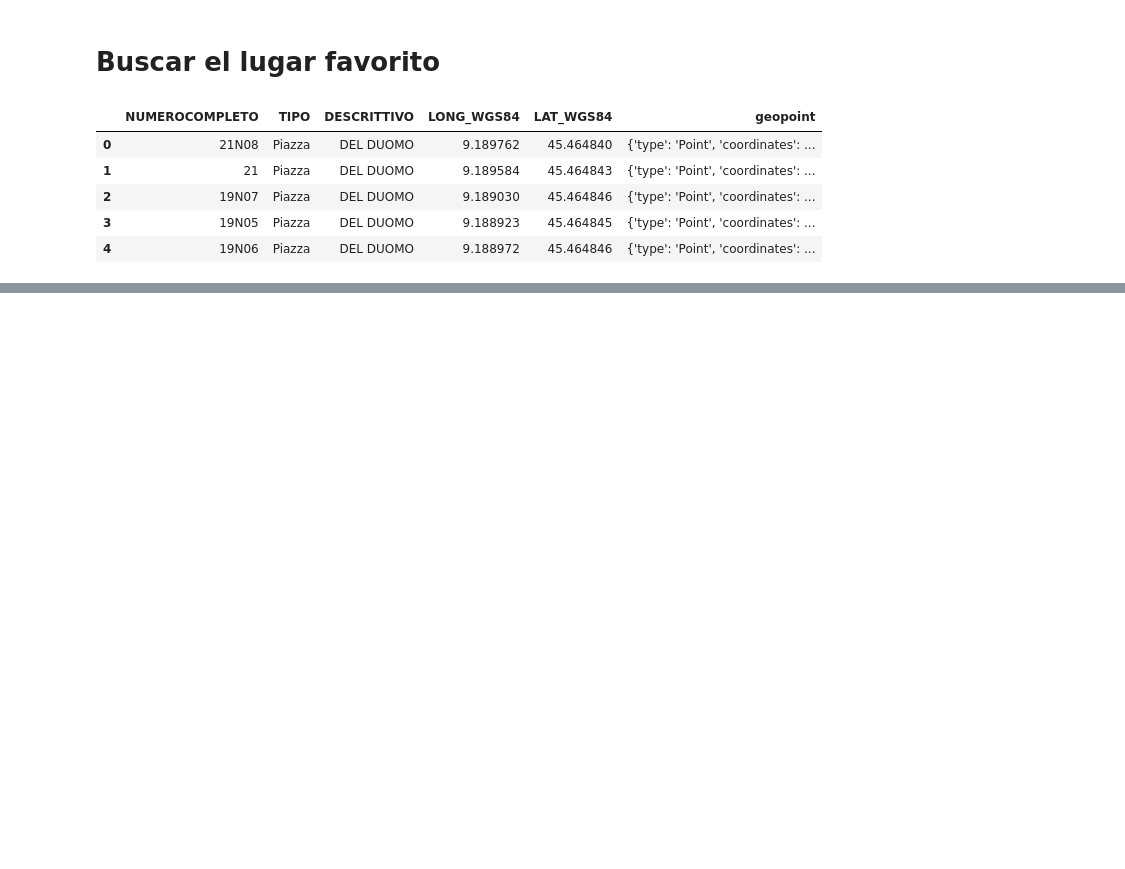
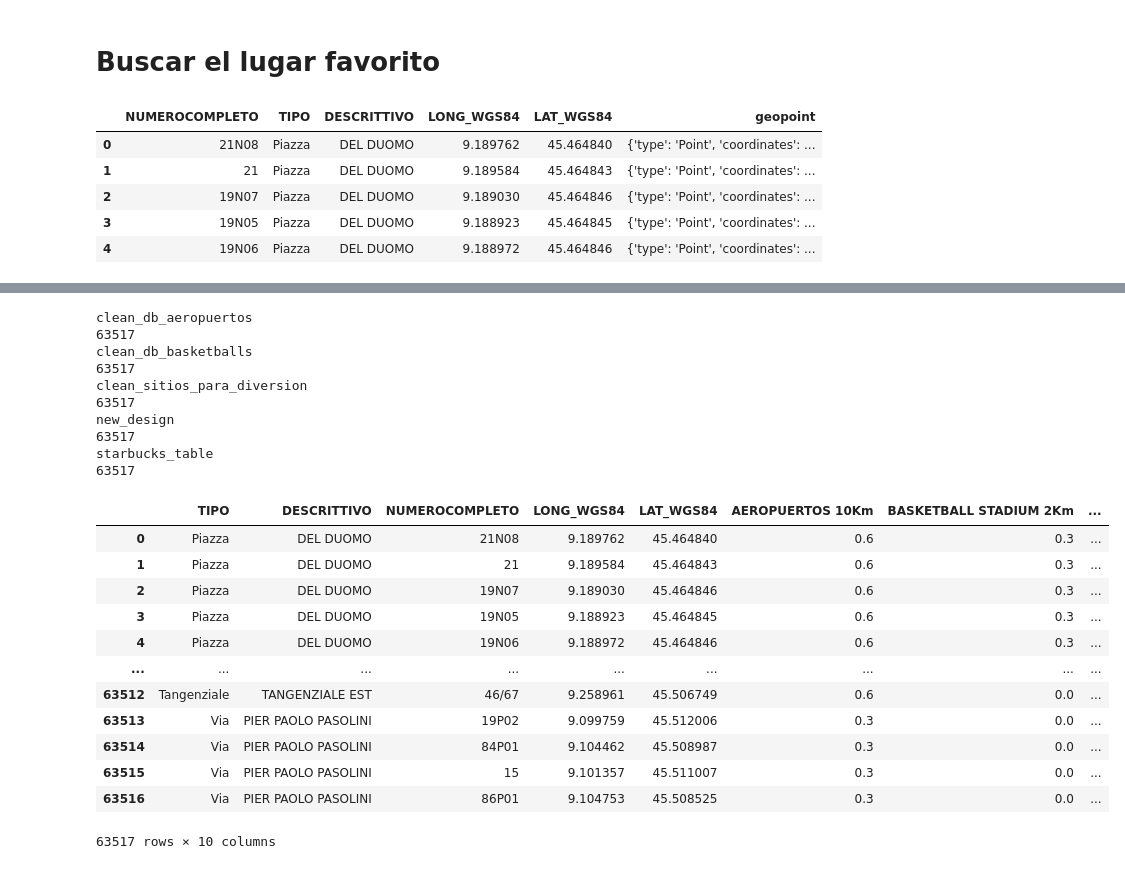
Before and after one commit to must4in3/3-geospartial-data-project, a Jupyter notebook: Results, GeoQueries and Data Visualization.ipynb, the cells around one changed output, grey strips where cells are left out. Saved outputs shown, nothing was run; the diff lists cells and outputs as text; code cells hidden in the pictures; blank space fills up the shorter version.

```diff
--- a/Results, GeoQueries and Data Visualization.ipynb
+++ b/Results, GeoQueries and Data Visualization.ipynb
@@ -234,0 +171,45 @@ final_db_civicos_Milan.head(50)
+# %%
+# defino por cada collection de Mongo, objeto de mis queries, un radium de busqueda.
+# la lista de resume_collections, tanto que la de new_columns me permite lanzar la funcíon
+# rankingByAttribute con un bucle
+resume_collections = [{'clean_db_aeropuertos': 10000,
+                      'clean_db_basketballs': 2000,
+                      'clean_sitios_para_diversion': 200,
+                      'new_design': 1000,
+                      'starbucks_table': 1000}]
+
+new_columns = ['AEROPUERTOS 10Km',
+               'BASKETBALL STADIUM 2Km',
+               'SITIOS PARA DIVERSION 500m',
+               'DESIGN COMPANIES 500m',
+               'STARBUCKS 1000m']
+
+ponderacíon = [0.3, 0.3, 0.15, 0.10, 0.15]
+# %%
+# llamo la funcíon rankingByAttribute
+#%%time
+rankingByAttribute(db, clean_db_civicos_Milan, resume_collections, final_db_civicos_Milan, new_columns, ponderacíon)
+# %% [output]
+clean_db_aeropuertos
+63517
+clean_db_basketballs
+63517
+clean_sitios_para_diversion
+63517
+new_design
+63517
+starbucks_table
+63517
+|  | TIPO | DESCRITTIVO | NUMEROCOMPLETO | LONG_WGS84 | LAT_WGS84 | AEROPUERTOS 10Km | BASKETBALL STADIUM 2Km | ... |
+| 0 | Piazza | DEL DUOMO | 21N08 | 9.189762 | 45.464840 | 0.6 | 0.3 | ... |
+| 1 | Piazza | DEL DUOMO | 21 | 9.189584 | 45.464843 | 0.6 | 0.3 | ... |
+| 2 | Piazza | DEL DUOMO | 19N07 | 9.189030 | 45.464846 | 0.6 | 0.3 | ... |
+| 3 | Piazza | DEL DUOMO | 19N05 | 9.188923 | 45.464845 | 0.6 | 0.3 | ... |
+| 4 | Piazza | DEL DUOMO | 19N06 | 9.188972 | 45.464846 | 0.6 | 0.3 | ... |
+| ... | ... | ... | ... | ... | ... | ... | ... | ... |
+| 63512 | Tangenziale | TANGENZIALE EST | 46/67 | 9.258961 | 45.506749 | 0.6 | 0.0 | ... |
+| 63513 | Via | PIER PAOLO PASOLINI | 19P02 | 9.099759 | 45.512006 | 0.3 | 0.0 | ... |
+| 63514 | Via | PIER PAOLO PASOLINI | 84P01 | 9.104462 | 45.508987 | 0.3 | 0.0 | ... |
+| 63515 | Via | PIER PAOLO PASOLINI | 15 | 9.101357 | 45.511007 | 0.3 | 0.0 | ... |
+| 63516 | Via | PIER PAOLO PASOLINI | 86P01 | 9.104753 | 45.508525 | 0.3 | 0.0 | ... |
+63517 rows × 10 columns
```
Also changed, not shown: parts of 32 cells of this notebook, 3 other files.
